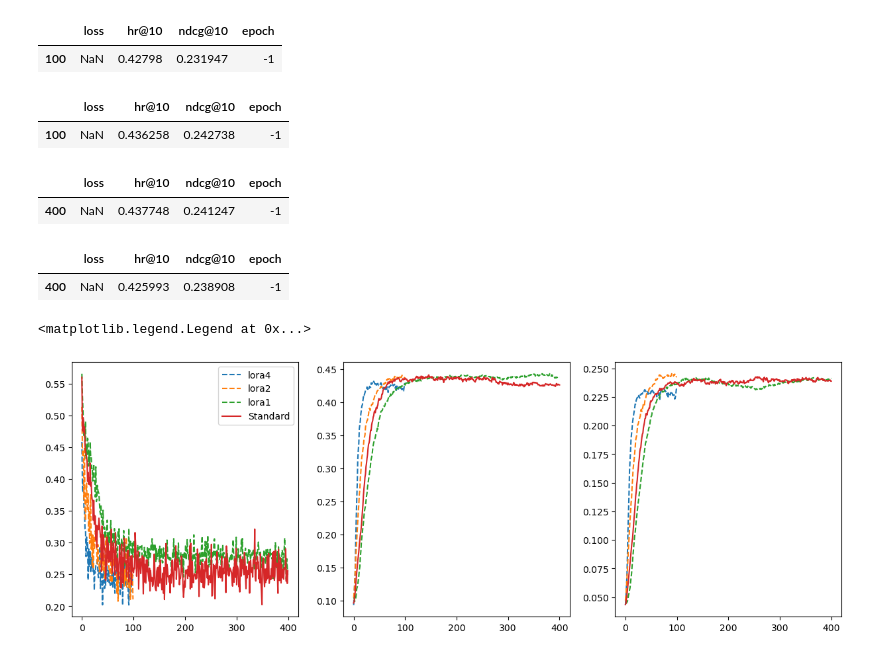
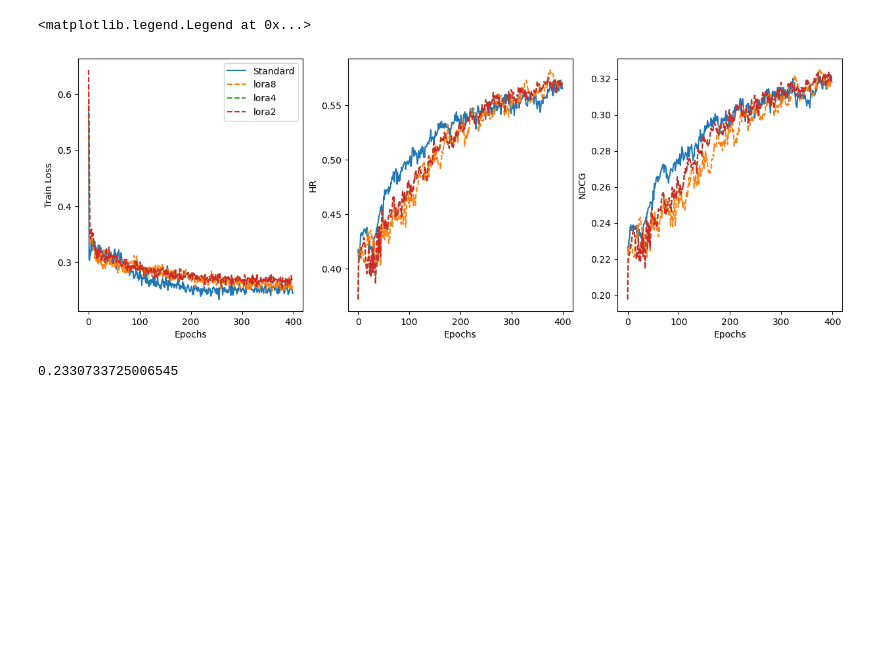
Before and after one commit to tienvu95/LoRA-FedRec, a Jupyter notebook: FedNCF/Viz.ipynb, the cells around one changed output. Saved outputs shown, nothing was run; the diff lists cells and outputs as text; code cells hidden in the pictures; blank space fills up the shorter version.

```diff
--- a/FedNCF/Viz.ipynb
+++ b/FedNCF/Viz.ipynb
@@ -6,46 +10,53 @@ import pandas as pd
 # lora2_hist = pd.read_csv("pretrained/lora2/hist.csv")
 # lora1_hist = pd.read_csv("pretrained/lora1/hist.csv")
 # lora_hist  = pd.read_csv("pretrained/hist.bk1.csv")
-standard_hist = pd.read_csv("pretrained/standard_lr3e-3/hist.csv")
-lora1_hist = pd.read_csv("pretrained/standard_lr2e-3_wd1e-2/hist.csv")
+# standard_hist = pd.read_csv("exp/ncf16/hist.csv")
+standard_hist = pd.read_csv("exp/ml1m/bs128_lr1e-2/ncf16/hist.csv")
+lora8_hist = pd.read_csv("exp/ml1m/bs128_lr3e-3/lora8_ncf16/hist.csv")
+lora4_hist = pd.read_csv("exp/ml1m/bs128_lr3e-3/lora4_ncf16/hist.csv")
+lora2_hist = pd.read_csv("exp/ml1m/bs128_lr3e-3/lora4_ncf16/hist.csv")
+
+freeB_lora8_hist = pd.read_csv("exp/ml1m/bs128_lr3e-3/lora8_ncf16_freezeB/hist.csv")
+freeB_lora4_hist = pd.read_csv("exp/ml1m/bs128_lr3e-3/lora4_ncf16_freezeB/hist.csv")
+freeB_lora2_hist = pd.read_csv("exp/ml1m/bs128_lr3e-3/lora4_ncf16_freezeB/hist.csv")
+
+
+
+# lora1_hist = pd.read_csv("pretrained/standard_lr2e-3_wd1e-2/hist.csv")
 # lora2_hist = pd.read_csv("pretrained/standard_lr/hist.csv")
-# %%
-lora4_hist[lora4_hist.epoch == -1]
-# %% [output]
-|  | loss | hr@10 | ndcg@10 | epoch |
-| 100 | NaN | 0.42798 | 0.231947 | -1 |
-# %%
-lora2_hist[lora2_hist.epoch == -1]
-# %% [output]
-|  | loss | hr@10 | ndcg@10 | epoch |
-| 100 | NaN | 0.436258 | 0.242738 | -1 |
-# %%
-lora1_hist[lora1_hist.epoch == -1]
-# %% [output]
-|  | loss | hr@10 | ndcg@10 | epoch |
-| 400 | NaN | 0.437748 | 0.241247 | -1 |
-# %%
-standard_hist[standard_hist.epoch == -1]
-# %% [output]
-|  | loss | hr@10 | ndcg@10 | epoch |
-| 400 | NaN | 0.425993 | 0.238908 | -1 |
 # %%
 fig, axes = plt.subplots(1, 3, figsize=(15, 5))
 
 def plot_metrics(df, label, style='--'):
-    axes[0].plot(df["loss"], label=label, linestyle=style)
-    axes[1].plot(df["hr@10"], label=label, linestyle=style)
-    axes[2].plot(df["ndcg@10"], label=label, linestyle=style)
+    axes[0].plot(df["train_loss"], label=label, linestyle=style)
+    axes[1].plot(df["HR"], label=label, linestyle=style)
+    axes[2].plot(df["NDCG"], label=label, linestyle=style)
+    axes[0].set_xlabel("Epochs")
+    axes[1].set_xlabel("Epochs")
+    axes[2].set_xlabel("Epochs")
+    axes[0].set_ylabel("Train Loss")
+    axes[1].set_ylabel("HR")
+    axes[2].set_ylabel("NDCG")
 
+
+plot_metrics(standard_hist, "Standard", style='-')
+plot_metrics(lora8_hist, "lora8")
 plot_metrics(lora4_hist, "lora4")
 plot_metrics(lora2_hist, "lora2")
-plot_metrics(lora1_hist, "lora1")
-plot_metrics(standard_hist, "Standard", style='-')
+# plot_metrics(lora1_hist, "lora1")
+# plot_metrics(lora2_hist, "lora2", style='-')
+# plot_metrics(freeB_lora2_hist, "freezeB_lora2")
+# plot_metrics(lora4_hist, "lora4")
+
 
 axes[0].legend()
 # %% [output]
 <matplotlib.legend.Legend at 0x...>
-[figure, old version]
+[figure, new version]
+# %%
+standard_hist['train_loss'].min()
+# %% [output]
+0.2330733725006545
 # %%
 # ===================================================================
 #                      Kernel Shape Output Shape   Params Mult-Adds
```
Also changed, not shown: parts of 2 cells of this notebook, 43 other files.
